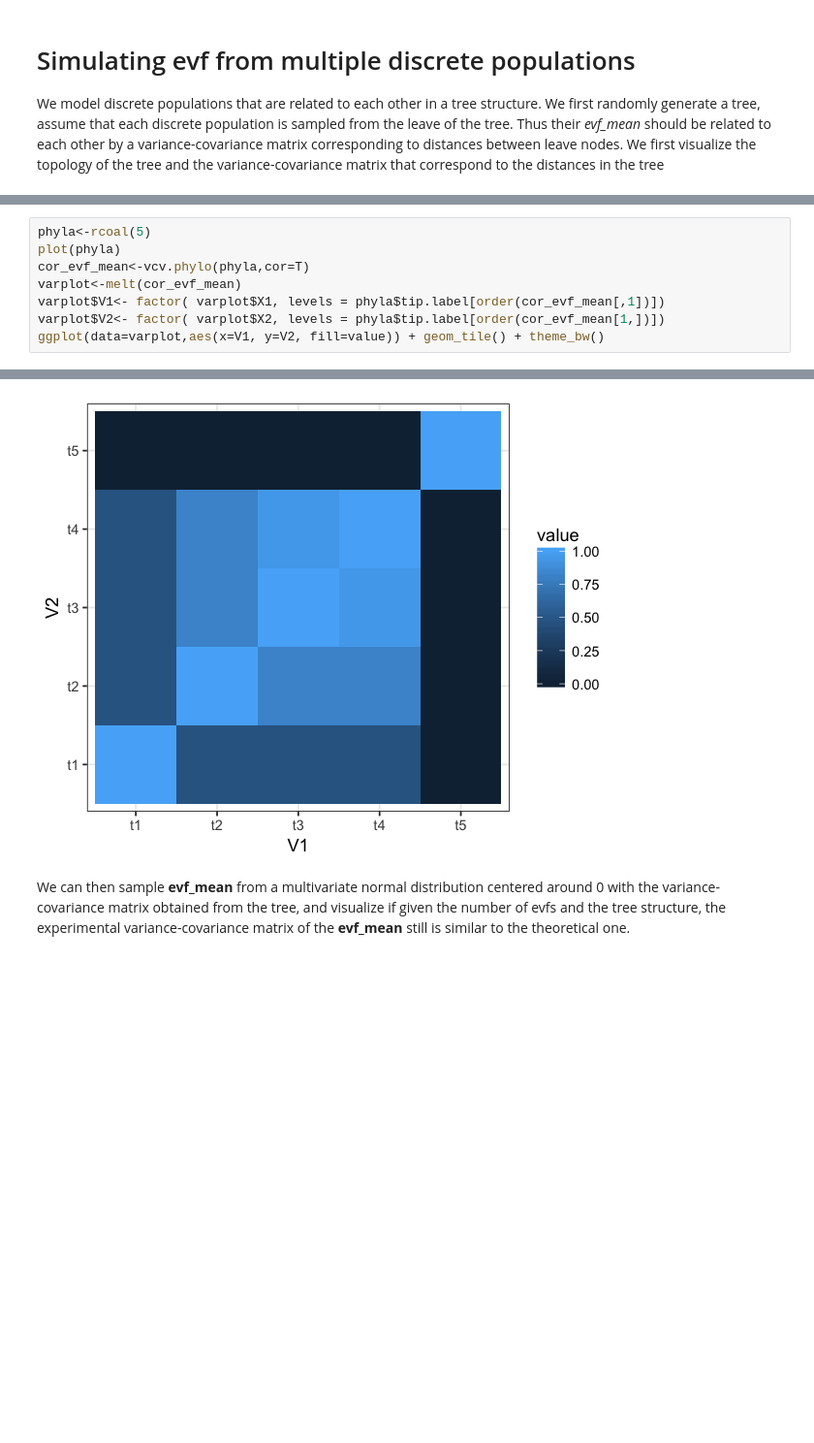
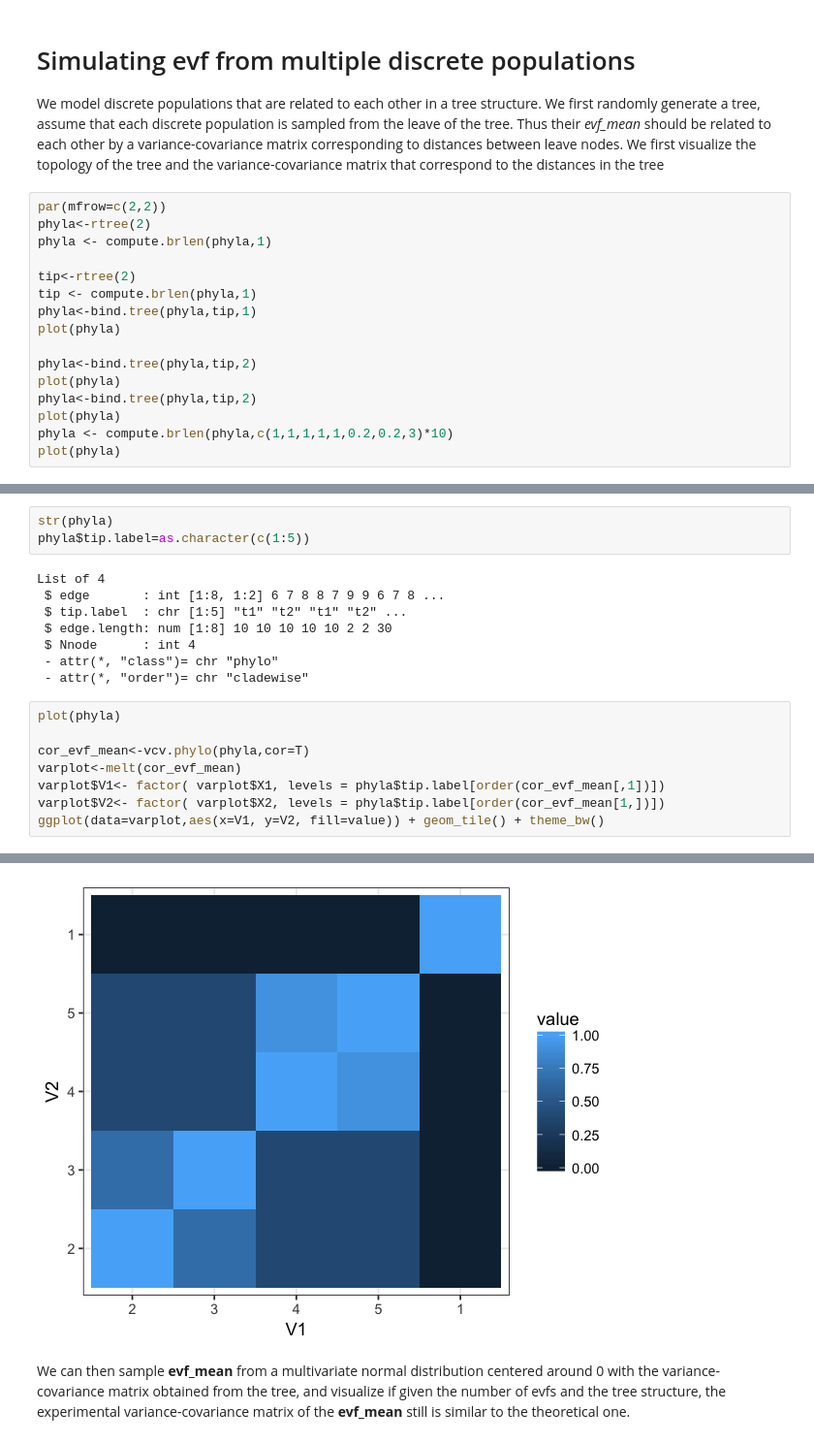
Before and after one commit to YosefLab/SymSim, a Jupyter notebook: Manual.ipynb, the cells around one changed output, grey strips where cells are left out. Shown at 97% size. Saved outputs shown, nothing was run; the diff lists cells and outputs as text; blank space fills up the shorter version.

```diff
--- a/Manual.ipynb
+++ b/Manual.ipynb
@@ -369,3 +396,19 @@ print(p)
 # %% [markdown]
 # Simulating evf from multiple discrete populations
 We model discrete populations that are related to each other in a tree structure. We first randomly generate a tree, assume that each discrete population is sampled from the leave of the tree. Thus their *evf_mean* should be related to each other by a variance-covariance matrix corresponding to distances between leave nodes. We first visualize the topology of the tree and the variance-covariance matrix that correspond to the distances in the tree
+# %%
+par(mfrow=c(2,2))
+phyla<-rtree(2)
+phyla <- compute.brlen(phyla,1)
+
+tip<-rtree(2)
+tip <- compute.brlen(phyla,1)
+phyla<-bind.tree(phyla,tip,1)
+plot(phyla)
+
+phyla<-bind.tree(phyla,tip,2)
+plot(phyla)
+phyla<-bind.tree(phyla,tip,2)
+plot(phyla)
+phyla <- compute.brlen(phyla,c(1,1,1,1,1,0.2,0.2,3)*10)
+plot(phyla)
@@ -372,6 +417,17 @@ We model discrete populations that are related to each other in a tree structure
+# %%
+str(phyla)
+phyla$tip.label=as.character(c(1:5))
+# %% [output]
+List of 4
+ $ edge       : int [1:8, 1:2] 6 7 8 8 7 9 9 6 7 8 ...
+ $ tip.label  : chr [1:5] "t1" "t2" "t1" "t2" ...
+ $ edge.length: num [1:8] 10 10 10 10 10 2 2 30
+ $ Nnode      : int 4
+ - attr(*, "class")= chr "phylo"
+ - attr(*, "order")= chr "cladewise"
 # %%
-phyla<-rcoal(5)
 plot(phyla)
+
 cor_evf_mean<-vcv.phylo(phyla,cor=T)
 varplot<-melt(cor_evf_mean)
 varplot$V1<- factor( varplot$X1, levels = phyla$tip.label[order(cor_evf_mean[,1])])
@@ -382,4 +438,4 @@ ggplot(data=varplot,aes(x=V1, y=V2, fill=value)) + geom_tile() + theme_bw()
-[figure, old version]
+[figure, new version]
 # %% [markdown]
 We can then sample **evf_mean** from a multivariate normal distribution centered around 0 with the variance-covariance matrix obtained from the tree, and visualize if given the number of evfs and the tree structure, the experimental variance-covariance matrix of the **evf_mean** still is similar to the theoretical one.
 # %%
```
Also changed, not shown: parts of 17 cells of this notebook, 3 other files.
